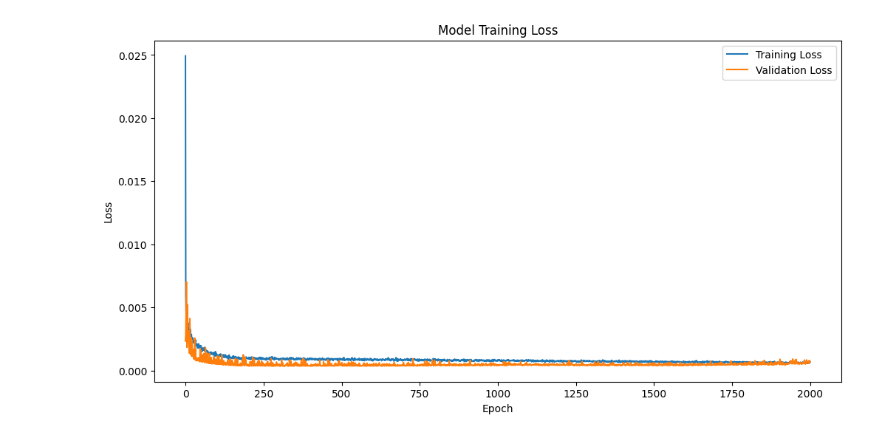
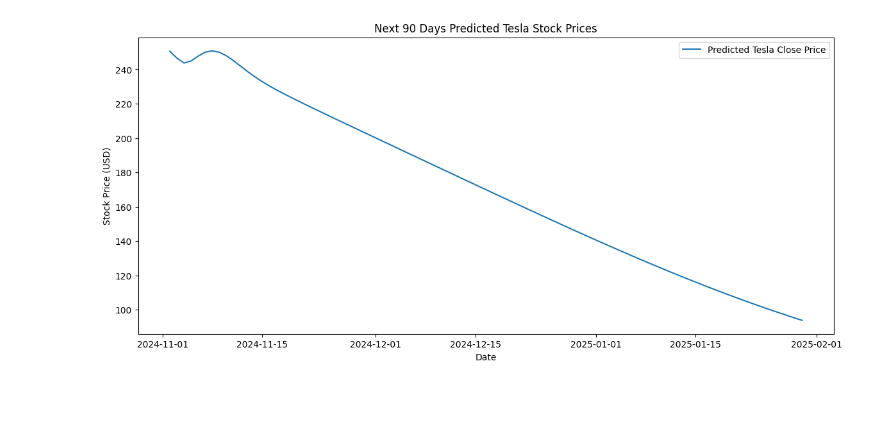
Before and after one commit to TrieuHuynh174/STAT3013.-P11_Nhom8, a Jupyter notebook: Test-LSTM.ipynb, the cells around one changed output. Cells and saved outputs as stored; diff of their text form; code cells hidden in the pictures; blank space fills up the shorter version.

```diff
--- a/Test-LSTM.ipynb
+++ b/Test-LSTM.ipynb
@@ -6,84 +6,64 @@ from tensorflow.keras.models import Sequential
 from tensorflow.keras.layers import LSTM, Dense, Dropout
 import matplotlib.pyplot as plt
 
-# Load and prepare the data
-tesla_close = pd.read_csv('Tesla_Close_2019_2024.csv', parse_dates=['Date'], index_col='Date')
-daily_revenue = pd.read_csv('Daily_Revenue_2019_2024.csv', parse_dates=['Date'], index_col='Date')
-sp500 = pd.read_csv('S&P500_Close_2019_2024.csv', parse_dates=['Date'], index_col='Date')
+# Step 1: Load the data
+tesla_data = pd.read_csv('Tesla_Close_2019_2024.csv', parse_dates=['Date'], index_col='Date')
+sp500_data = pd.read_csv('S&P500_Close_2019_2024.csv', parse_dates=['Date'], index_col='Date')
+ixic_data = pd.read_csv('IXIC_Close_2019_2024.csv', parse_dates=['Date'], index_col='Date')
 
-# Merge the datasets on 'Date'
-merged_data = tesla_close.merge(daily_revenue, left_index=True, right_index=True, how='inner', suffixes=('', '_revenue'))
-merged_data = merged_data.merge(sp500, left_index=True, right_index=True, how='inner', suffixes=('', '_sp500'))
+# Merge datasets on 'Date'
+merged_data = tesla_data.merge(sp500_data, left_index=True, right_index=True, suffixes=('', '_sp500'))
+merged_data = merged_data.merge(ixic_data, left_index=True, right_index=True, suffixes=('', '_ixic'))
 
-# Filter the data
-merged_data = merged_data.loc['2019-01-01':'2024-11-01']
-
-# Select relevant columns
-data = merged_data[['Close', 'Daily Revenue', 'Close_sp500']]
-
-# Scale the data
+# Step 2: Preprocess the data
+data = merged_data[['Close', 'Close_sp500', 'Close_ixic']]
 scaler = MinMaxScaler()
 scaled_data = scaler.fit_transform(data)
 
-# Create the dataset function
-def create_dataset(dataset, time_step=1):
+# Prepare the dataset for LSTM
+def create_dataset(dataset, time_step=60):
     X, y = [], []
-    for i in range(len(dataset) - time_step - 1):
-        X.append(dataset[i:(i + time_step), :])  # All features as input
-        y.append(dataset[i + time_step, 0])      # Only the 'Close' price as the target
+    for i in range(time_step, len(dataset)):
+        X.append(dataset[i-time_step:i])
+        y.append(dataset[i, 0])  # Predict the 'Close' price of Tesla
     return np.array(X), np.array(y)
 
-time_step = 60  # Using past 60 days
+time_step = 60
 X, y = create_dataset(scaled_data, time_step)
+X = X.reshape(X.shape[0], X.shape[1], X.shape[2])
 
-# Split the data into training and testing sets
-train_size = int(len(X) * 0.8)
-X_train, X_test = X[:train_size], X[train_size:]
-y_train, y_test = y[:train_size], y[train_size:]
-
-# Build the LSTM model
+# Step 3: Build the LSTM model
 model = Sequential()
-model.add(LSTM(units=50, return_sequences=True, input_shape=(X_train.shape[1], X_train.shape[2])))
+model.add(LSTM(units=50, return_sequences=True, input_shape=(X.shape[1], X.shape[2])))
 model.add(Dropout(0.2))
 model.add(LSTM(units=50, return_sequences=False))
 model.add(Dropout(0.2))
-model.add(Dense(units=1))  # Output layer to predict the 'Close' price
+model.add(Dense(units=1))
 
 # Compile the model
 model.compile(optimizer='adam', loss='mean_squared_error')
 
-# Train the model
-history = model.fit(X_train, y_train, epochs=2000, batch_size=32, validation_data=(X_test, y_test), verbose=1)
+# Train the model on the entire dataset
+model.fit(X, y, epochs=500, batch_size=32)
 
-# Plot training history
-plt.figure(figsize=(12, 6))
-plt.plot(history.history['loss'], label='Training Loss')
-plt.plot(history.history['val_loss'], label='Validation Loss')
-plt.title('Model Training Loss')
-plt.xlabel('Epoch')
-plt.ylabel('Loss')
-plt.legend()
-plt.show()
-
-# Predict the next 90 days
-last_60_days = scaled_data[-60:]  # Last 60 days of data as input for prediction
+# Step 4: Dự đoán đoạn chưa có dữ liệu bằng cách dùng rolling window
+last_60_days = scaled_data[-60:]  # Sử dụng 60 ngày gần nhất để khởi tạo đầu vào cho dự đoán
 input_seq = last_60_days.reshape(1, last_60_days.shape[0], last_60_days.shape[1])
 
 predictions = []
+for _ in range(90):  # Dự đoán cho 90 ngày tiếp theo
+    pred = model.predict(input_seq)
+    predictions.append(pred[0, 0])
 
-for _ in range(90):
-    pred = model.predict(input_seq)
-    predictions.append(pred[0, 0])  # Add prediction to list
+    # Thêm các giá trị dự đoán vào chuỗi đầu vào để tiếp tục dự đoán
+    pred_with_features = np.array([[pred[0, 0], 0, 0]])  # Giả định các biến khác
+    input_seq = np.append(input_seq[:, 1:, :], pred_with_features.reshape(1, 1, 3), axis=1)
 
-    # Update input_seq to include the new prediction
-    pred_with_features = np.array([[pred[0, 0], 0, 0]])  # Prediction with dummy values for other features
-    input_seq = np.concatenate((input_seq[:, 1:, :], pred_with_features.reshape(1, 1, 3)), axis=1)
+# Inverse scale predictions to original scale
+predictions = scaler.inverse_transform(np.concatenate([np.array(predictions).reshape(-1, 1),
+                                                       np.zeros((90, 2))], axis=1))[:, 0]
 
-# Transform predictions back to original scale
-predictions = np.array(predictions).reshape(-1, 1)
-predictions = scaler.inverse_transform(np.concatenate([predictions, np.zeros((90, 2))], axis=1))[:, 0]
-
-# Plot the predictions
+# Plot predictions
 plt.figure(figsize=(14, 6))
 plt.plot(pd.date_range(start='2024-11-02', periods=90), predictions, label='Predicted Tesla Close Price')
 plt.title('Next 90 Days Predicted Tesla Stock Prices')
@@ -112 +93 @@ Epoch 2000/2000
-[figure, old version]
+[figure, new version]
```
Also changed, not shown: parts of 1 cell of this notebook, 10 other files.
